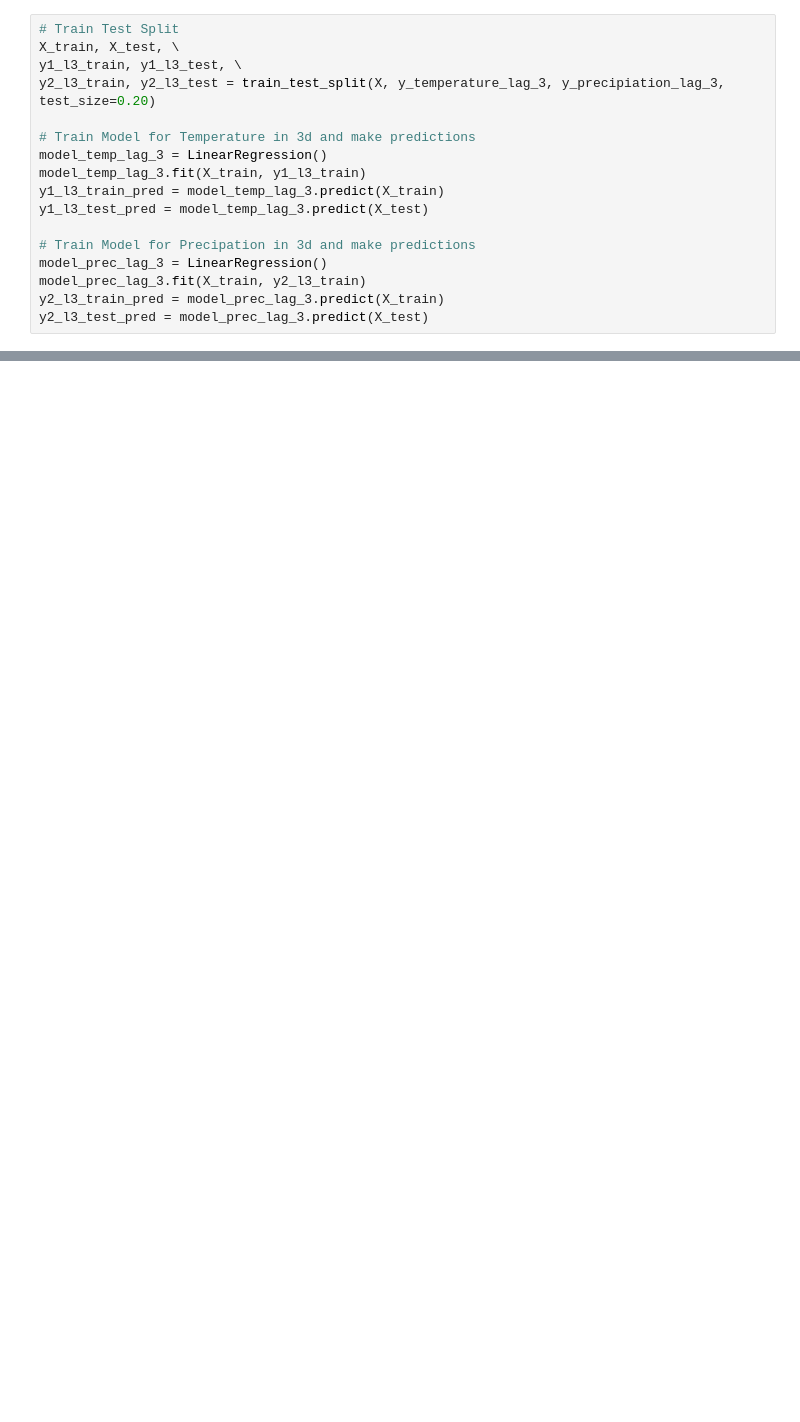
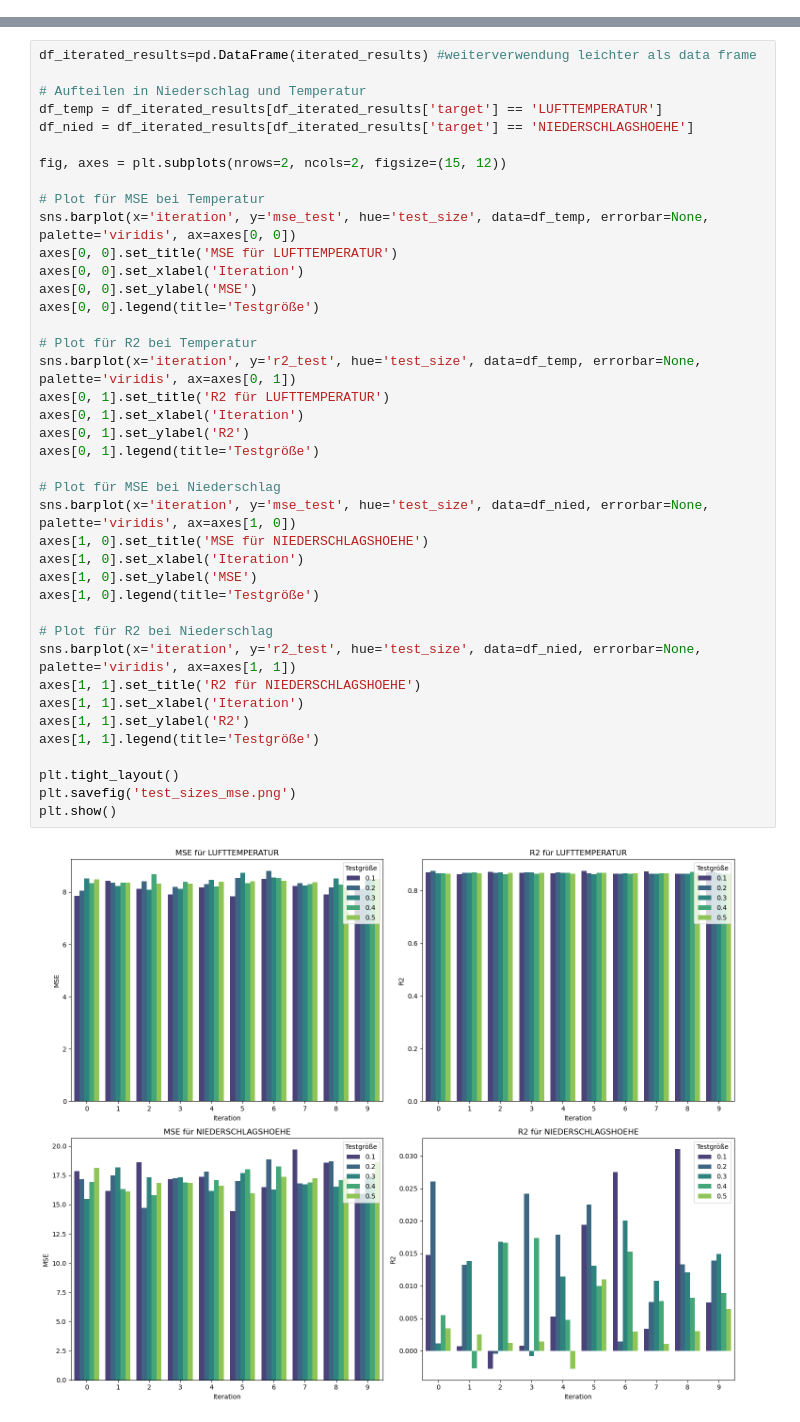
Before and after one commit to SolonRubens/Weather_Forecast_ML, a Jupyter notebook: Linear/Linear.ipynb, the cells around one changed output, grey strips where cells are left out. Saved outputs shown, nothing was run; the diff lists cells and outputs as text; blank space fills up the shorter version.

Commit message:
Lineares modell auf die neuesten version gebracht und irelevantes entfernt

```diff
--- a/Linear/Linear.ipynb
+++ b/Linear/Linear.ipynb
@@ -164,17 +23,0 @@ y_precipiation_lag_3 = df_combined_tl['NIEDERSCHLAGSHOEHE_lag_3']
-# %%
-# Train Test Split
-X_train, X_test, \
-y1_l3_train, y1_l3_test, \
-y2_l3_train, y2_l3_test = train_test_split(X, y_temperature_lag_3, y_precipiation_lag_3, test_size=0.20)
-
-# Train Model for Temperature in 3d and make predictions
-model_temp_lag_3 = LinearRegression()
-model_temp_lag_3.fit(X_train, y1_l3_train)
-y1_l3_train_pred = model_temp_lag_3.predict(X_train)
-y1_l3_test_pred = model_temp_lag_3.predict(X_test)
-
-# Train Model for Precipation in 3d and make predictions
-model_prec_lag_3 = LinearRegression()
-model_prec_lag_3.fit(X_train, y2_l3_train)
-y2_l3_train_pred = model_prec_lag_3.predict(X_train)
-y2_l3_test_pred = model_prec_lag_3.predict(X_test)
@@ -235,0 +76,42 @@ MSE für Niederschlag in 3 Tagen (Test): 16.46648660569112
+# %%
+df_iterated_results=pd.DataFrame(iterated_results) #weiterverwendung leichter als data frame
+
+# Aufteilen in Niederschlag und Temperatur
+df_temp = df_iterated_results[df_iterated_results['target'] == 'LUFTTEMPERATUR']
+df_nied = df_iterated_results[df_iterated_results['target'] == 'NIEDERSCHLAGSHOEHE']
+
+fig, axes = plt.subplots(nrows=2, ncols=2, figsize=(15, 12))
+
+# Plot für MSE bei Temperatur
+sns.barplot(x='iteration', y='mse_test', hue='test_size', data=df_temp, errorbar=None, palette='viridis', ax=axes[0, 0])
+axes[0, 0].set_title('MSE für LUFTTEMPERATUR')
+axes[0, 0].set_xlabel('Iteration')
+axes[0, 0].set_ylabel('MSE')
+axes[0, 0].legend(title='Testgröße')
+
+# Plot für R2 bei Temperatur
+sns.barplot(x='iteration', y='r2_test', hue='test_size', data=df_temp, errorbar=None, palette='viridis', ax=axes[0, 1])
+axes[0, 1].set_title('R2 für LUFTTEMPERATUR')
+axes[0, 1].set_xlabel('Iteration')
+axes[0, 1].set_ylabel('R2')
+axes[0, 1].legend(title='Testgröße')
+
+# Plot für MSE bei Niederschlag
+sns.barplot(x='iteration', y='mse_test', hue='test_size', data=df_nied, errorbar=None, palette='viridis', ax=axes[1, 0])
+axes[1, 0].set_title('MSE für NIEDERSCHLAGSHOEHE')
+axes[1, 0].set_xlabel('Iteration')
+axes[1, 0].set_ylabel('MSE')
+axes[1, 0].legend(title='Testgröße')
+
+# Plot für R2 bei Niederschlag
+sns.barplot(x='iteration', y='r2_test', hue='test_size', data=df_nied, errorbar=None, palette='viridis', ax=axes[1, 1])
+axes[1, 1].set_title('R2 für NIEDERSCHLAGSHOEHE')
+axes[1, 1].set_xlabel('Iteration')
+axes[1, 1].set_ylabel('R2')
+axes[1, 1].legend(title='Testgröße')
+
+plt.tight_layout()
+plt.savefig('test_sizes_mse.png')
+plt.show()
+# %% [output]
+[figure, added]
```
Also changed, not shown: parts of 29 cells of this notebook.
